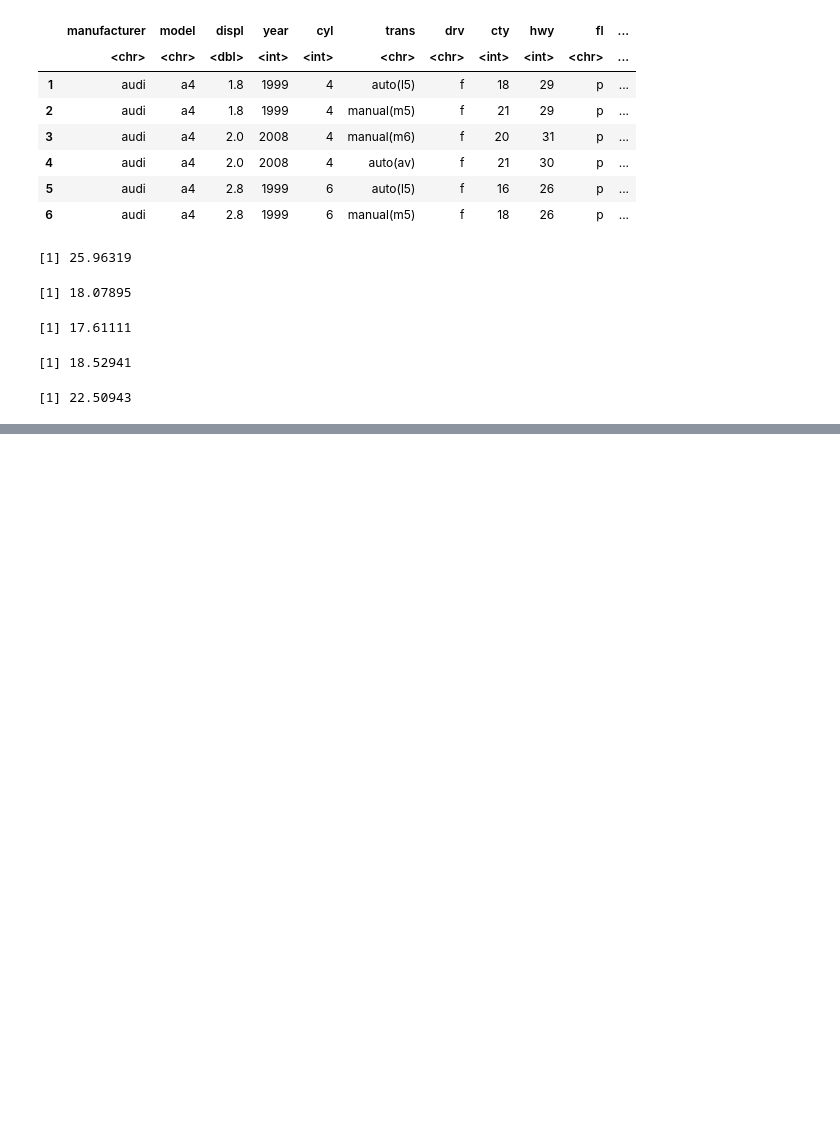
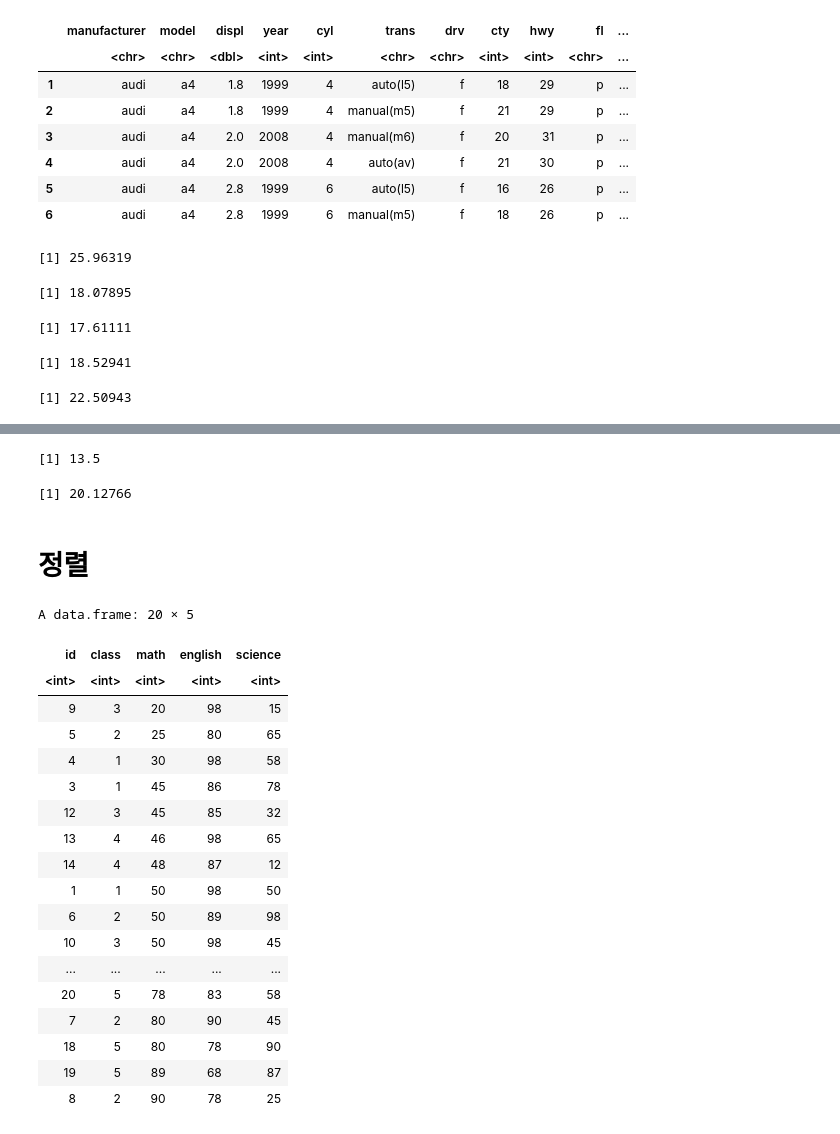
Before and after one commit to won-hyw/bigdata, a Jupyter notebook: Rproject/4_데이터전처리.ipynb, the cells around one changed output, grey strips where cells are left out. Saved outputs shown, nothing was run; the diff lists cells and outputs as text; code cells hidden in the pictures; blank space fills up the shorter version.

```diff
--- a/Rproject/4_데이터전처리.ipynb
+++ b/Rproject/4_데이터전처리.ipynb
@@ -283,0 +423,37 @@ mean(mpg_cfh$hwy)
+# %%
+# class가 suv인 행 추출 후 평균 cty 분석
+df_suv <- df %>% filter(class == "suv")
+mean(df_suv$cty)
+# %% [output]
+[1] 13.5
+# %%
+# class가 compact인 행 추출 후 평균 cty 분석
+df_compact <- df %>% filter(class == "compact")
+mean(df_compact$cty)
+# %% [output]
+[1] 20.12766
+# %% [markdown]
+# 정렬
+# %%
+# exam 데이터 math 오름차순 정렬
+exam %>% arrange(math)
+# %% [output]
+A data.frame: 20 × 5
+| id | class | math | english | science |
+| <int> | <int> | <int> | <int> | <int> |
+| 9 | 3 | 20 | 98 | 15 |
+| 5 | 2 | 25 | 80 | 65 |
+| 4 | 1 | 30 | 98 | 58 |
+| 3 | 1 | 45 | 86 | 78 |
+| 12 | 3 | 45 | 85 | 32 |
+| 13 | 4 | 46 | 98 | 65 |
+| 14 | 4 | 48 | 87 | 12 |
+| 1 | 1 | 50 | 98 | 50 |
+| 6 | 2 | 50 | 89 | 98 |
+| 10 | 3 | 50 | 98 | 45 |
+| ... | ... | ... | ... | ... |
+| 20 | 5 | 78 | 83 | 58 |
+| 7 | 2 | 80 | 90 | 45 |
+| 18 | 5 | 80 | 78 | 90 |
+| 19 | 5 | 89 | 68 | 87 |
+| 8 | 2 | 90 | 78 | 25 |
```
Also changed, not shown: parts of 52 cells of this notebook, 2 other files.
